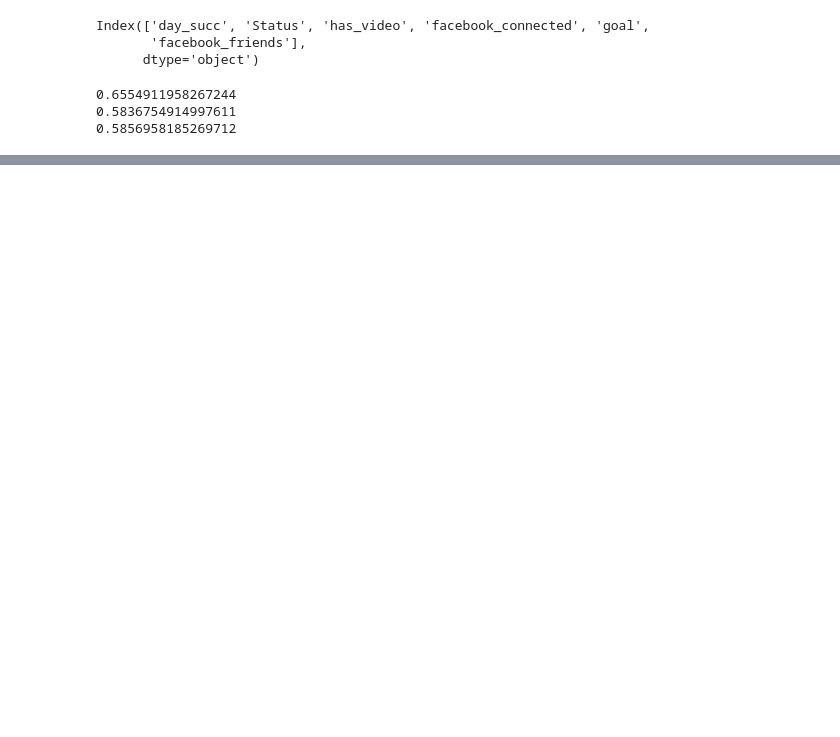
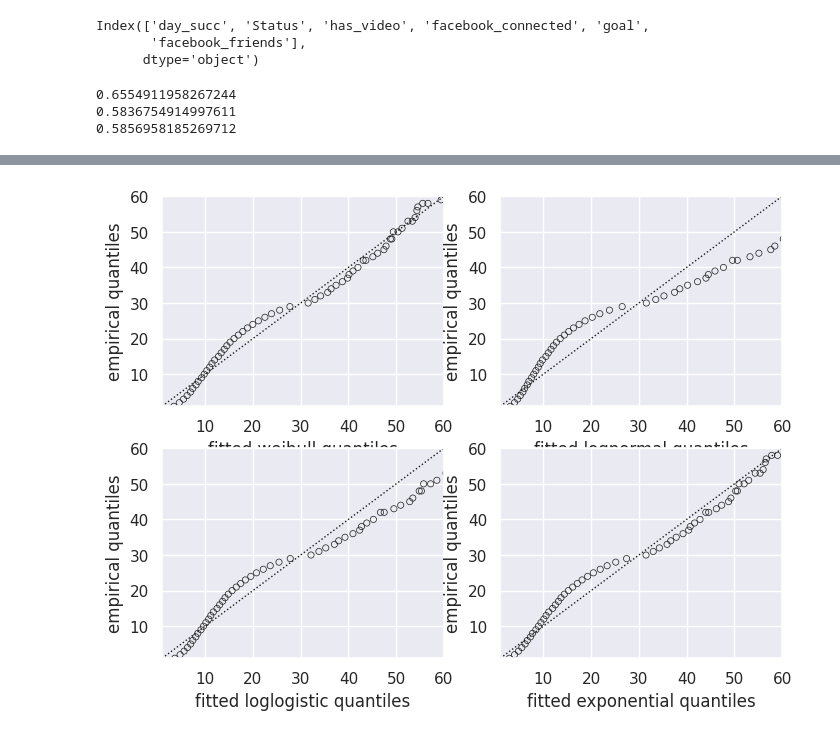
Before and after one commit to Ab2nour/kickstarter-project-analysis, a Jupyter notebook: src/notebooks/regression_models.ipynb, the cells around one changed output, grey strips where cells are left out. Cells and saved outputs as stored; diff of their text form; code cells hidden in the pictures; blank space fills up the shorter version.

```diff
--- a/src/notebooks/regression_models.ipynb
+++ b/src/notebooks/regression_models.ipynb
@@ -153,0 +180,13 @@ print(np.mean(k_fold_cross_validation(aaf_2, df, duration_col="day_succ", event_
+# %%
+from matplotlib import pyplot as plt
+from lifelines import *
+from lifelines.plotting import qq_plot
+
+fig, axes = plt.subplots(2, 2, figsize=(8, 6))
+axes = axes.reshape(4,)
+
+for i, model in enumerate([WeibullFitter(), LogNormalFitter(), LogLogisticFitter(), ExponentialFitter()]):
+    model.fit(event_times, event_observed)
+    qq_plot(model, ax=axes[i])
+# %% [output]
+[figure, added]
```
Also changed, not shown: parts of 6 cells of this notebook.
